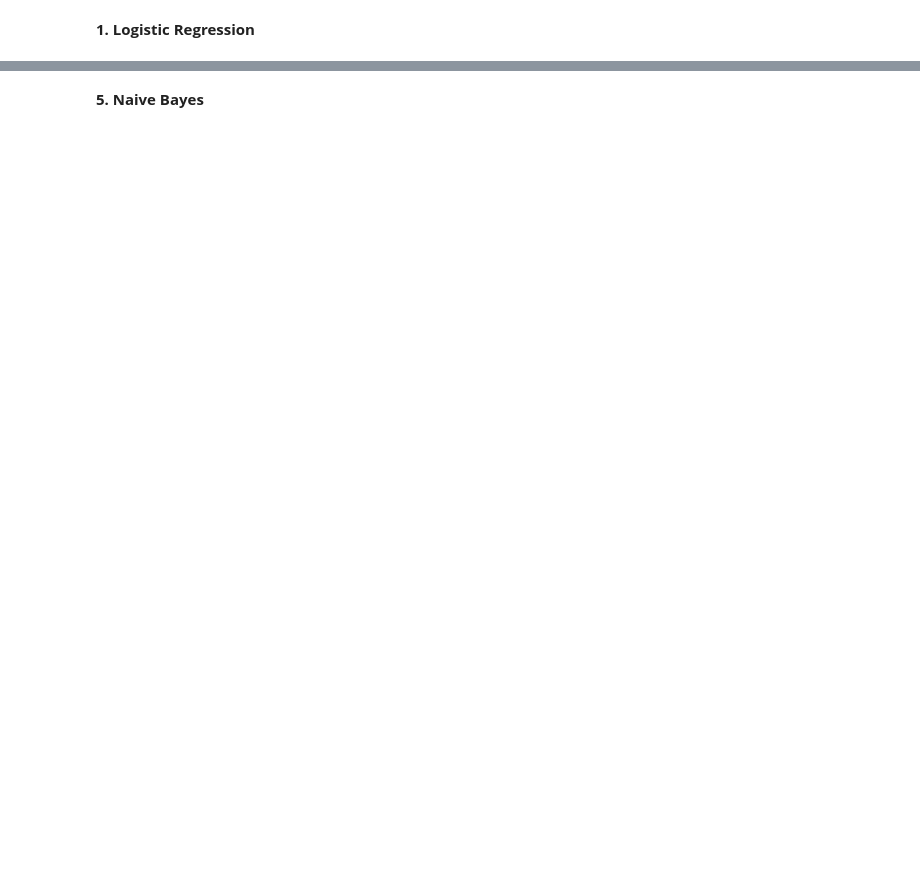
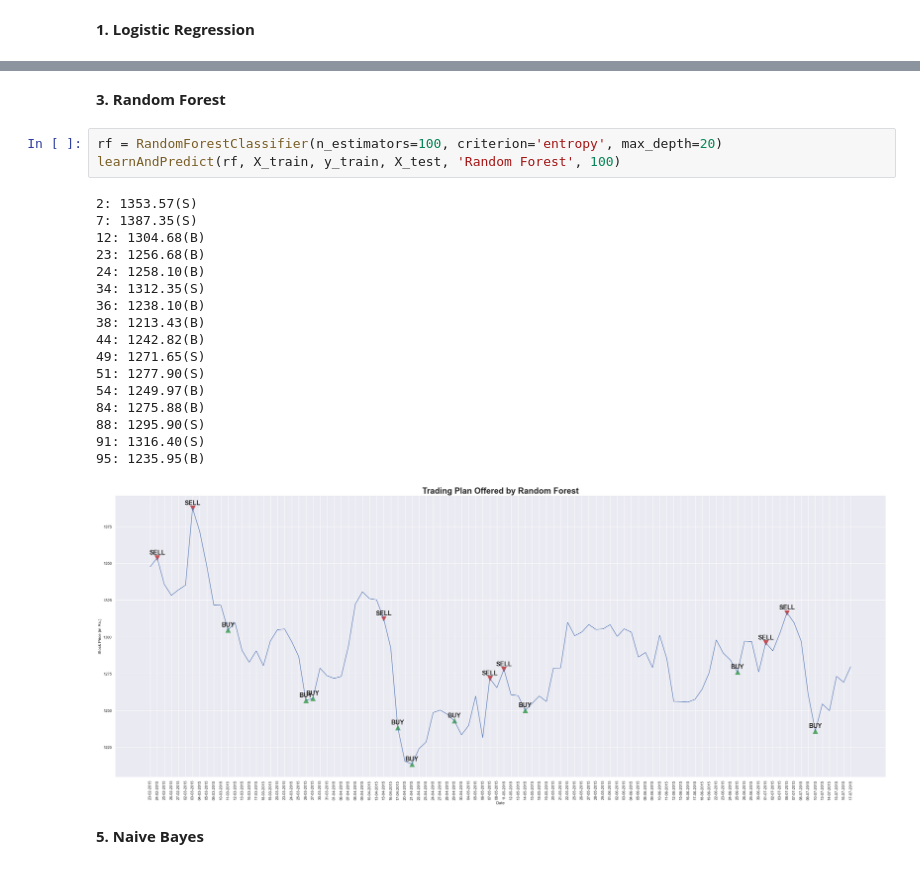
Before and after one commit to Anurag-Gulati-IIITD/Machine_Learning_Monsoon_2022, a Jupyter notebook: src/code_Anurag.ipynb, the cells around one changed output, grey strips where cells are left out. Drawn from its saved outputs; the diff is of its cells as text; blank space fills up the shorter version.

```diff
--- a/src/code_Anurag.ipynb
+++ b/src/code_Anurag.ipynb
@@ -163,3 +190,26 @@ learnAndPredict(lr, X_train, y_train, X_test, 'Logistic Regression')
+# %% [markdown]
+__3. Random Forest__
+# %%
+rf = RandomForestClassifier(n_estimators=100, criterion='entropy', max_depth=20)
+learnAndPredict(rf, X_train, y_train, X_test, 'Random Forest', 100)
+# %% [output]
+2: 1353.57(S)
+7: 1387.35(S)
+12: 1304.68(B)
+23: 1256.68(B)
+24: 1258.10(B)
+34: 1312.35(S)
+36: 1238.10(B)
+38: 1213.43(B)
+44: 1242.82(B)
+49: 1271.65(S)
+51: 1277.90(S)
+54: 1249.97(B)
+84: 1275.88(B)
+88: 1295.90(S)
+91: 1316.40(S)
+95: 1235.95(B)
+[figure, added]
 # %% [markdown]
 __5. Naive Bayes__
 # %%
```
Also changed, not shown: parts of 7 cells of this notebook, 1 other file.
